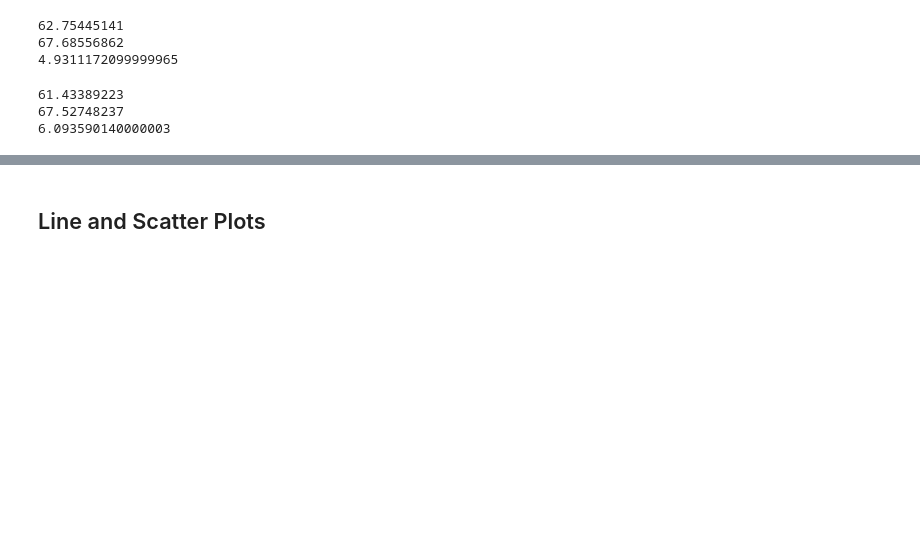
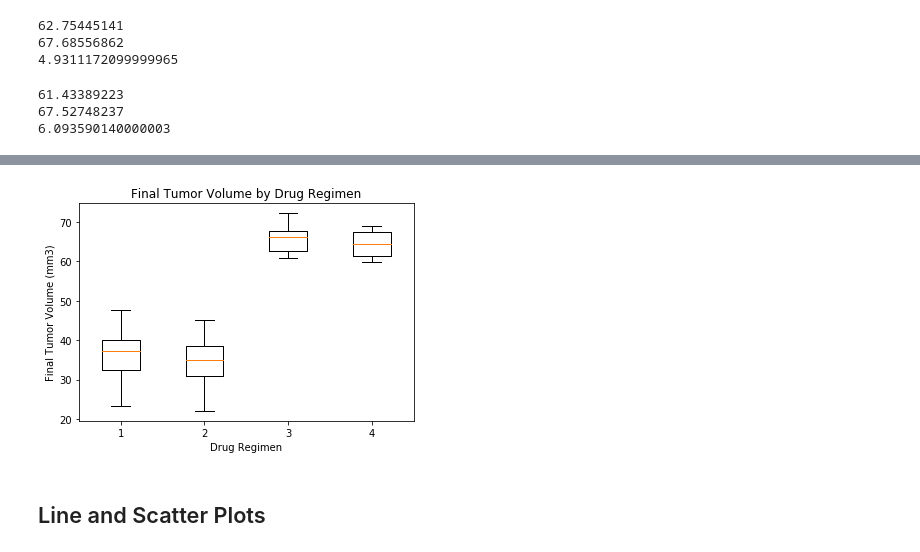
Before and after one commit to manuelamc14/Matploid-challenge, a Jupyter notebook: Pymaceuticals/pymaceuticals_starter.ipynb, the cells around one changed output, grey strips where cells are left out. Saved outputs shown, nothing was run; the diff lists cells and outputs as text; code cells hidden in the pictures; blank space fills up the shorter version.

Commit message:
Boxplot

```diff
--- a/Pymaceuticals/pymaceuticals_starter.ipynb
+++ b/Pymaceuticals/pymaceuticals_starter.ipynb
@@ -247,8 +268,8 @@ print(riqr)
 # %%
 # Infubinol
 
-infubinol_volume = filter_merge_volume.loc[(filter_merge_volume["Drug Regimen"] == "Infubinol")]
-quartiles = infubinol_volume['Final Tumor Volume (mm3)'].quantile([.25,.5,.75])
+infubinol_volume = filter_merge_volume['Tumor Volume (mm3)'].loc[(filter_merge_volume["Drug Regimen"] == "Infubinol")]
+quartiles = infubinol_volume.quantile([.25,.5,.75])
 ilowerq = quartiles[0.25]
 iupperq = quartiles[0.75]
 iiqr = iupperq - ilowerq
@@ -261,8 +282,8 @@ print(iiqr)
 4.9311172099999965
 # %%
 # Ceftamin
-ceftamin_volume = filter_merge_volume.loc[(filter_merge_volume["Drug Regimen"] == "Ceftamin")]
-quartiles = ceftamin_volume['Final Tumor Volume (mm3)'].quantile([.25,.5,.75])
+ceftamin_volume = filter_merge_volume['Tumor Volume (mm3)'].loc[(filter_merge_volume["Drug Regimen"] == "Ceftamin")]
+quartiles = ceftamin_volume.quantile([.25,.5,.75])
 clowerq = quartiles[0.25]
 cupperq = quartiles[0.75]
 ciqr = cupperq - clowerq
@@ -275,9 +296,9 @@ print(ciqr)
 6.093590140000003
 # %%
 #Capomulin
-#final_tumor_df['Final Tumor Volume'].loc[final_tumor_df['Drug Regimen']=='Infubinol']
-capomulin_volume = filter_merge_volume['Final Tumor Volume (mm3)'].loc[filter_merge_volume["Drug Regimen"] == "Capomulin"]
-quartiles = capomulin_volume['Final Tumor Volume (mm3)'].quantile([.25,.5,.75])
+
+capomulin_volume = filter_merge_volume['Tumor Volume (mm3)'].loc[filter_merge_volume["Drug Regimen"] == "Capomulin"]
+quartiles = capomulin_volume.quantile([.25,.5,.75])
 calowerq = quartiles[0.25]
 caupperq = quartiles[0.75]
 caiqr = caupperq - calowerq
@@ -323,3 +312,27 @@ drug_regimen_filter = merge_volume["Tumor Volume (mm3)"]
+# %%
+# Boxplot
+
+# Store the series values into a list
+
+capomulin_list = capomulin_volume.tolist()
+ramicane_list = ramicane_volume.tolist()
+infubinol_list = infubinol_volume.tolist()
+ceftamin_list = ceftamin_volume.tolist()
+
+# Store all the list in one list
+
+final_tumor_volume = [capomulin_list, ramicane_list, infubinol_list, ceftamin_list]
+# %%
+# BoxPlot
+
+fig1, ax1 = plt.subplots()
+ax1.set_title('Final Tumor Volume by Drug Regimen')
+ax1.set_ylabel('Final Tumor Volume (mm3)')
+ax1.set_xlabel('Drug Regimen')
+ax1.boxplot(final_tumor_volume)
+plt.show()
+# %% [output]
+[figure, added]
 # %% [markdown]
 ## Line and Scatter Plots
 # %% [markdown]
```
Also changed, not shown: parts of 13 cells of this notebook.
